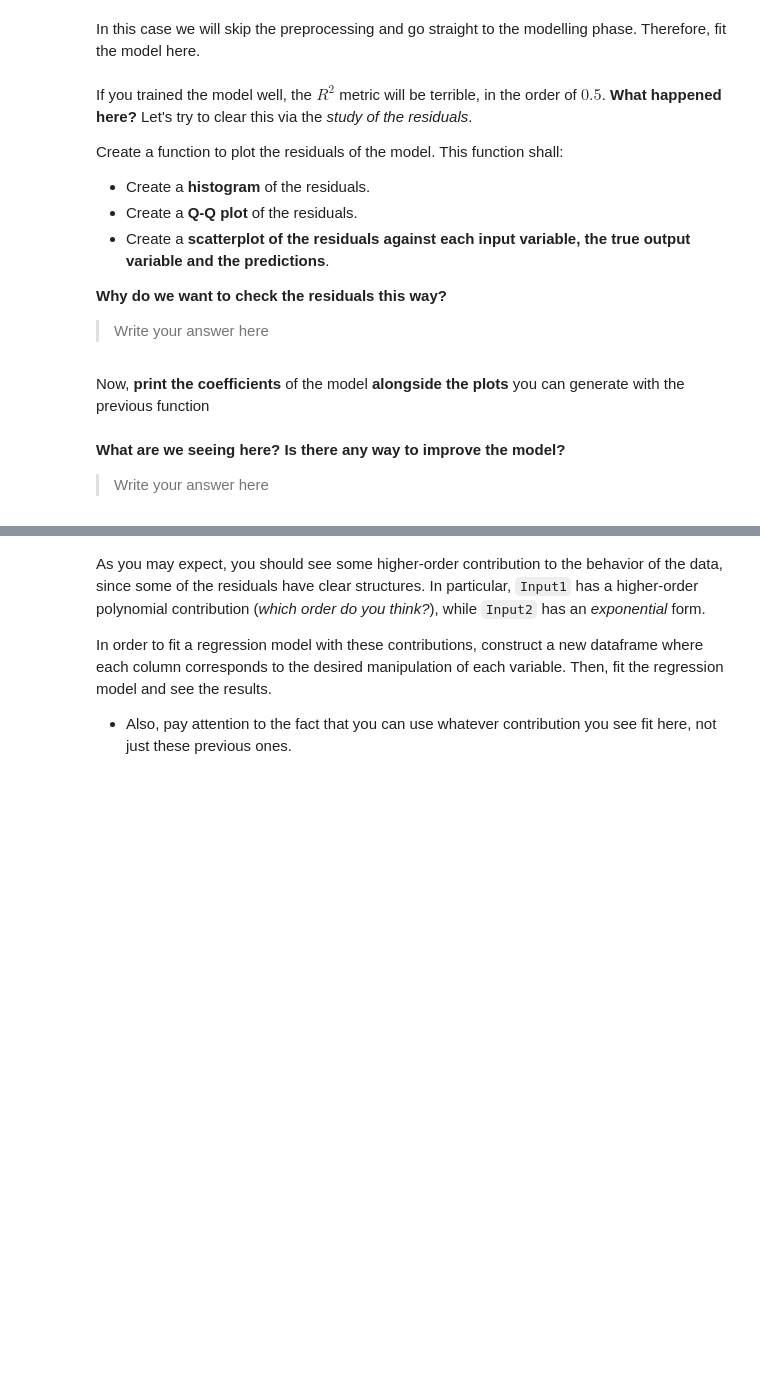
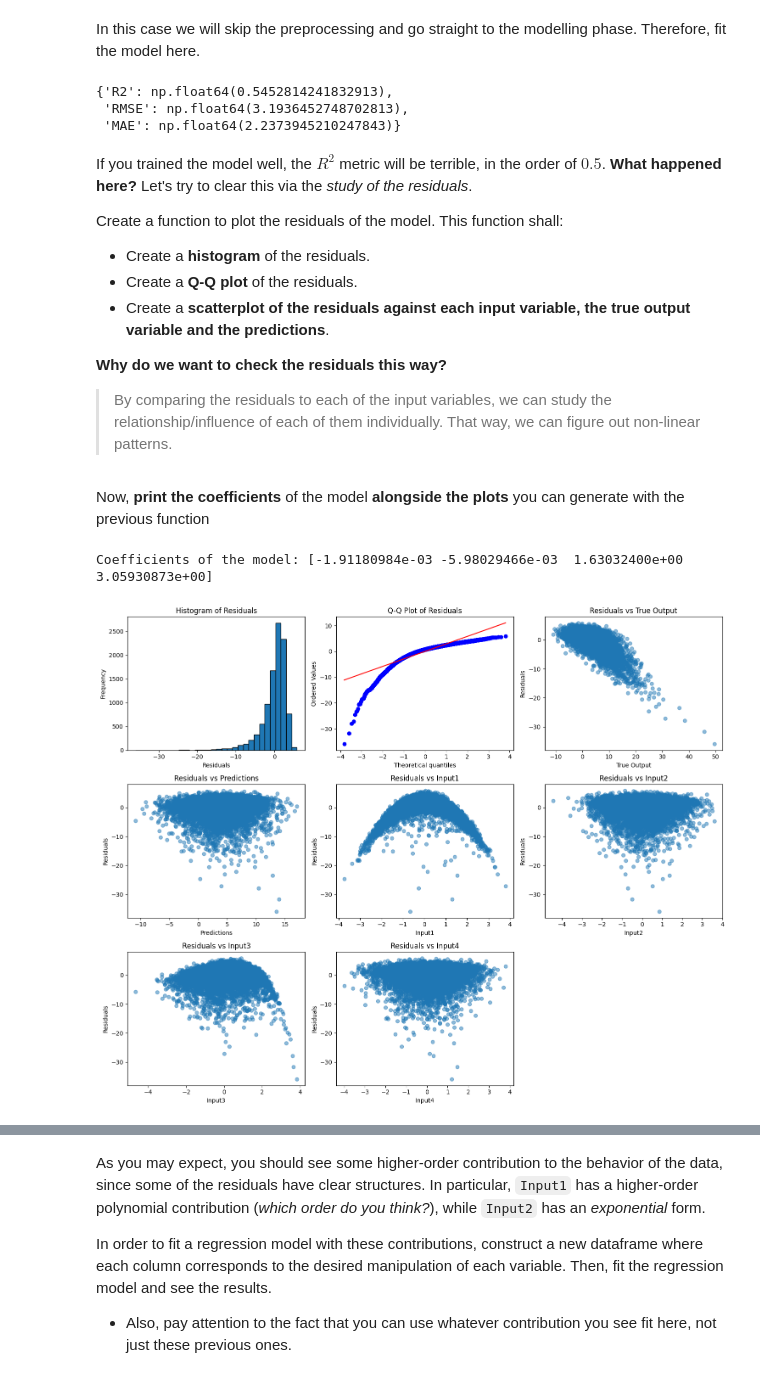
Before and after one commit to ICAI-IMAT-ML/p2-4-prialgon, a Jupyter notebook: notebook/Lab_2_4_LR2.ipynb, the cells around one changed output, grey strips where cells are left out. Cells and saved outputs as stored; diff of their text form; code cells hidden in the pictures; blank space fills up the shorter version.

```diff
--- a/notebook/Lab_2_4_LR2.ipynb
+++ b/notebook/Lab_2_4_LR2.ipynb
@@ -63,17 +65,25 @@ In the previous practice, you have trained a model assuming that the relationshi
 
 *The target variable is the last column of the dataset*
 # %%
-data = pd.read_csv("data/synthetic_dataset.csv")
+data = pd.read_csv("../data/synthetic_dataset.csv")
 
 # TODO: Obtain inputs and output from data
-X = None
-y = None
+X = data.iloc[:, 0:4]
+y = data.iloc[:, -1]
 # %% [markdown]
 In this case we will skip the preprocessing and go straight to the modelling phase. Therefore, fit the model here.
 # %%
 # TODO: Train linear regression model
+linreg = LinearRegressor()
+linreg.fit(X, y)
 # %%
 # TODO: Obtain and print the regression performance metrics
+y_pred = linreg.predict(X)
+evaluate_regression(y, y_pred)
+# %% [output]
+{'R2': np.float64(0.5452814241832913),
+ 'RMSE': np.float64(3.1936452748702813),
+ 'MAE': np.float64(2.2373945210247843)}
 # %% [markdown]
 If you trained the model well, the $R^2$ metric will be terrible, in the order of $0.5$. **What happened here?** Let's try to clear this via the *study of the residuals*.
 
@@ -84,7 +94,7 @@ Create a function to plot the residuals of the model. This function shall:
 
 **Why do we want to check the residuals this way?**
 
-> Write your answer here
+> By comparing the residuals to each of the input variables, we can study the relationship/influence of each of them individually. That way, we can figure out non-linear patterns.
 # %%
 def plot_residuals(data, output_column, prediction_column):
     """
@@ -98,7 +108,7 @@ def plot_residuals(data, output_column, prediction_column):
         prediction_column (str): The name of the prediction column.
     """
     # TODO: Calculate residuals
-    residuals = None
+    residuals = data[prediction_column]- data[output_column]
 
     num_features = len(data.columns) - 2  # Exclude output and prediction columns
 
@@ -116,12 +126,12 @@ def plot_residuals(data, output_column, prediction_column):
 
     # TODO: Plot Q-Q plot of residuals (tip: use stats.probplot from scipy)
     plt.subplot(num_rows, num_cols, 2)
-    stats.probplot(None, None, None)       # Fill the code here
+    stats.probplot(residuals, dist="norm", plot=plt)
     plt.title('Q-Q Plot of Residuals')
 
     # TODO: Plot residuals against output variable
     plt.subplot(num_rows, num_cols, 3)
-    plt.scatter(None, None, alpha=0.5)     # Fill the code here
+    plt.scatter(data["Output"], residuals, alpha=0.5)     # Fill the code here
     plt.title('Residuals vs True Output')
     plt.xlabel('True Output')
     plt.ylabel('Residuals')
@@ -137,7 +147,7 @@ def plot_residuals(data, output_column, prediction_column):
     for i, col in enumerate(data.columns):
         if col not in [output_column, prediction_column]:
             plt.subplot(num_rows, num_cols, i + 5)
-            plt.scatter(None, None, alpha=0.5)   # Fill the code here
+            plt.scatter(data[col], residuals, alpha=0.5)   # Fill the code here
             plt.title(f'Residuals vs {col}')
             plt.xlabel(col)
             plt.ylabel('Residuals')
@@ -148,12 +158,12 @@ def plot_residuals(data, output_column, prediction_column):
 Now, **print the coefficients** of the model **alongside the plots** you can generate with the previous function
 # %%
 # TODO:  First, construct a dictionary of the coefficients to print them
-coef_dict = None
+coef_dict = linreg.coefficients
 print(f"Coefficients of the model: {coef_dict}")
 
 # Plot the residuals for the predictions
 data["Predictions"] = linreg.predict(X)
 plot_residuals(data, 'Output', 'Predictions')
+# %% [output]
+Coefficients of the model: [-1.91180984e-03 -5.98029466e-03  1.63032400e+00  3.05930873e+00]
+[figure, added]
-# %% [markdown]
-**What are we seeing here? Is there any way to improve the model?**
-> Write your answer here
```
Also changed, not shown: parts of 15 cells of this notebook, 1 other file.
